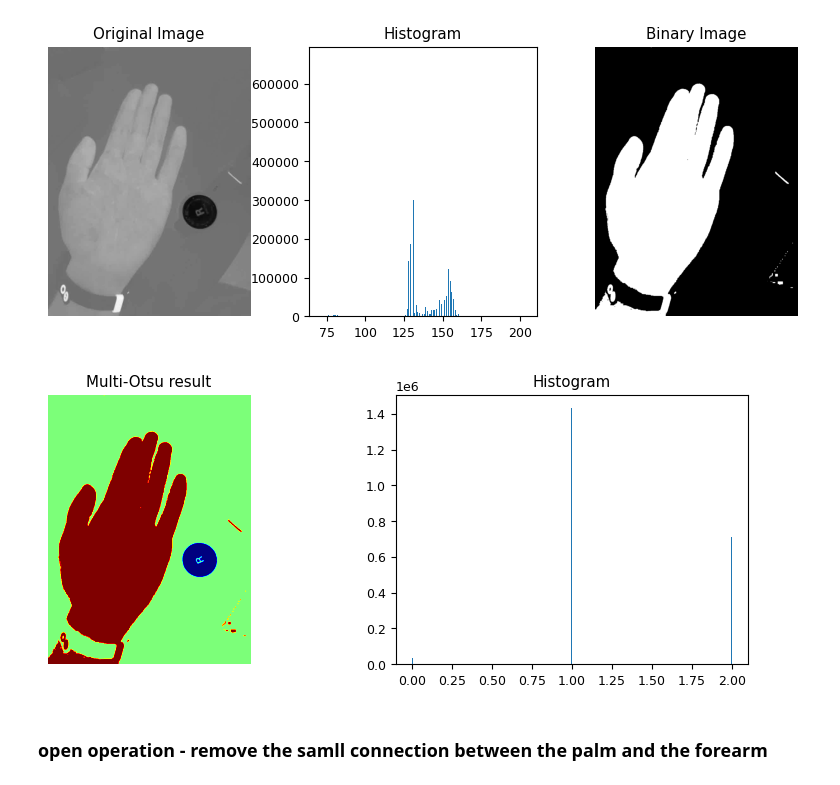
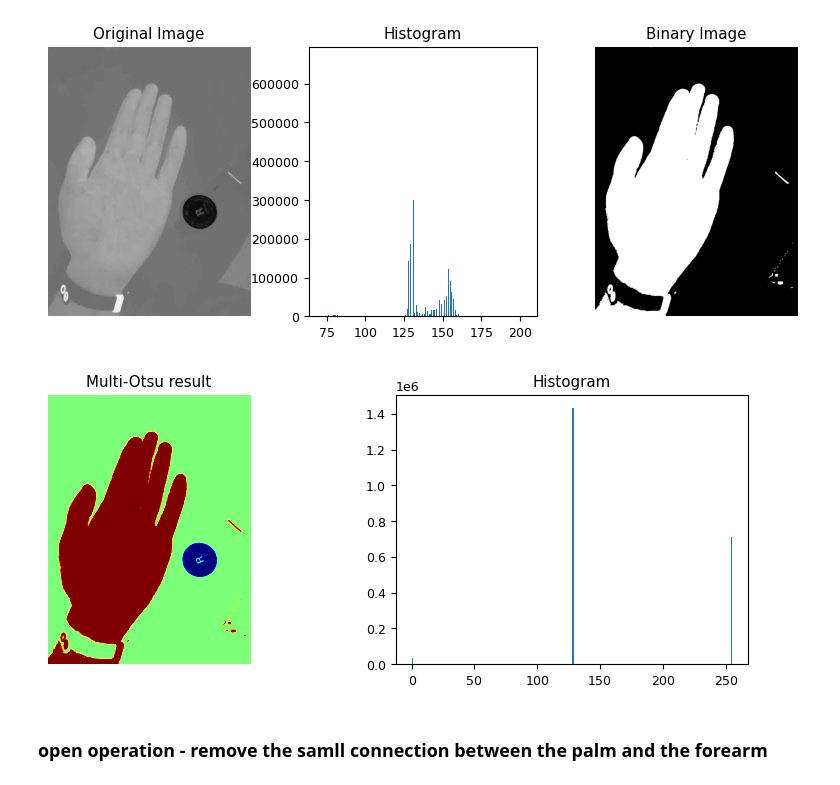
Before and after one commit to Capybarah886/Capstone_33_2, a Jupyter notebook: multi_otsu_no_measure.ipynb, the cells around one changed output. Drawn from its saved outputs; the diff is of its cells as text; code cells hidden in the pictures.

```diff
--- a/multi_otsu_no_measure.ipynb
+++ b/multi_otsu_no_measure.ipynb
@@ -18,7 +18,7 @@ Multi OTSU applied. It expectes to reduce the sencitivity to some colors and imp
 
 An opening operation applied to remove small connections
 # %%
-path = "images/image.png"
+path = "images/image15.png"
 # path = "images/test1.jpg"
 img=cv2.imread(path)
 # %%
@@ -145,16 +145,16 @@ import imutils
 # %%
 #the histogram of the regions_8uc1
 ax, fig = plt.subplots(1, 2, figsize=(10, 3.5))
-
+regions_8uc1 = cv2.normalize(regions, None, alpha=0, beta=255, norm_type=cv2.NORM_MINMAX, dtype=cv2.CV_8U)
 fig[0].imshow(regions, cmap='jet')
 fig[0].set_title('Multi-Otsu result')
 fig[0].axis('off')
 fig[1].hist(regions_8uc1.ravel(), bins=255)
 fig[1].set_title('Histogram')
 # binary image
 plt.show()
 # %% [output]
-[figure, old version]
+[figure, new version]
 # %%
 def is_circle(contour, epsilon=0.2):
     area = cv2.contourArea(contour)
```
Also changed, not shown: parts of 5 cells of this notebook, 12 other files.
